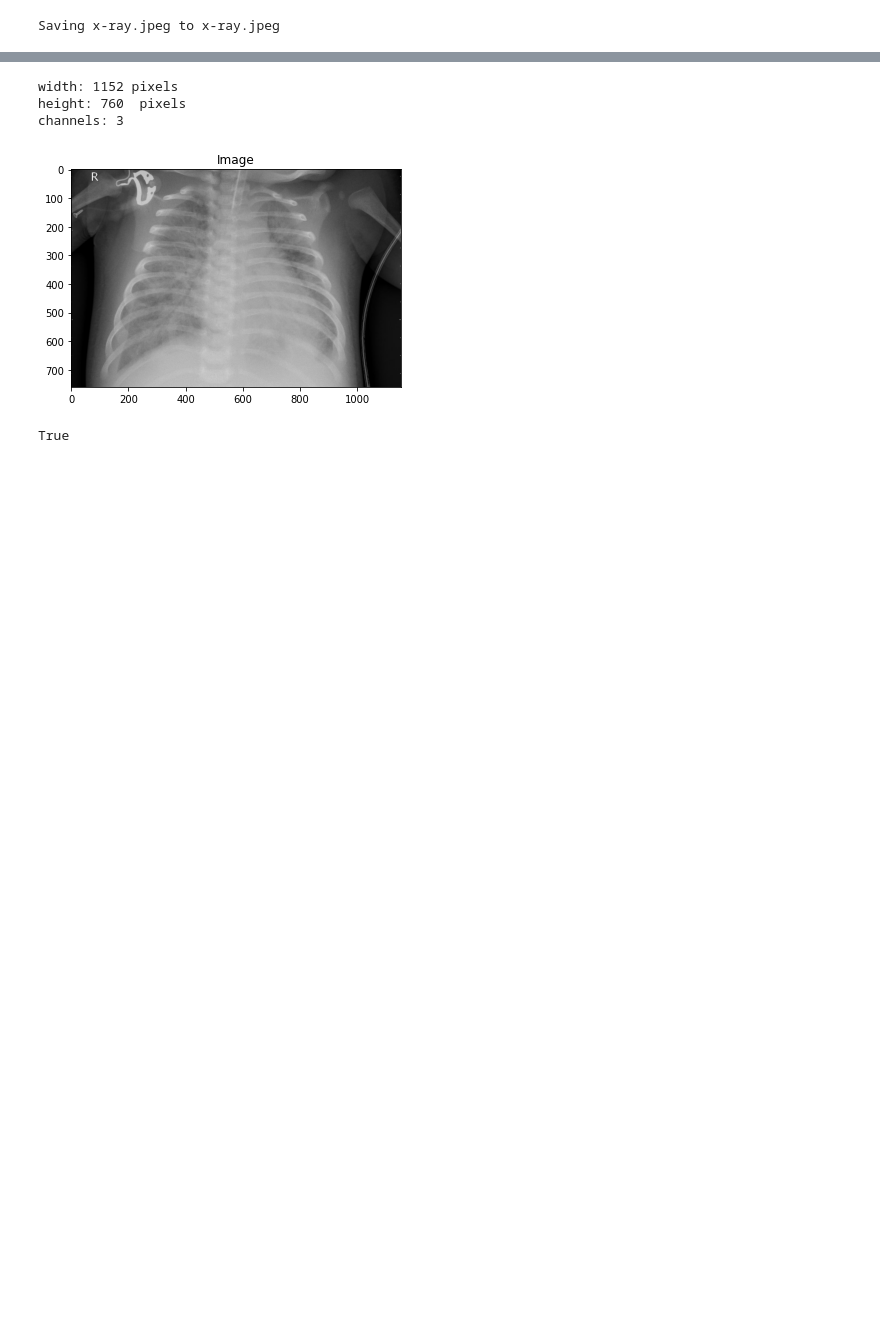
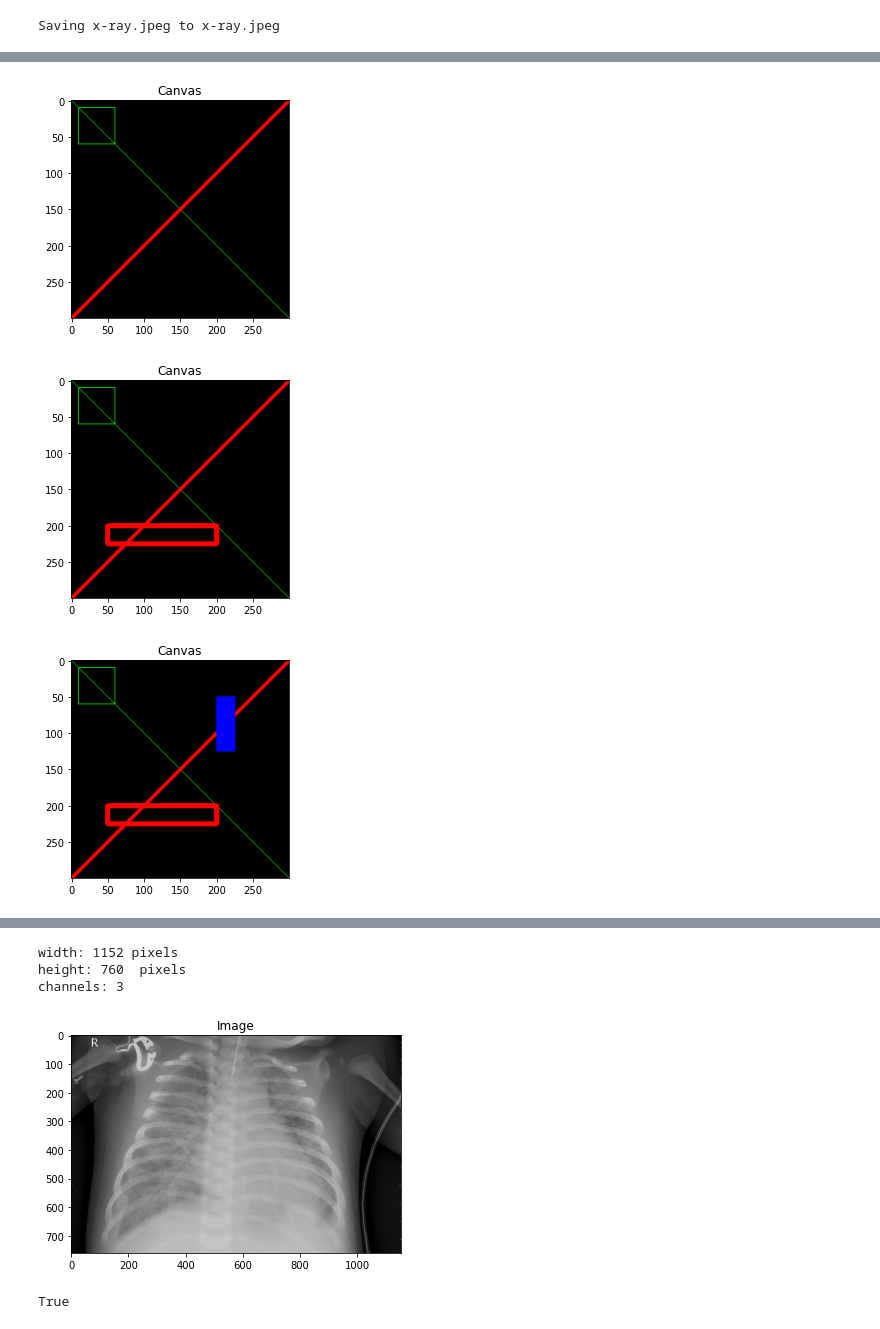
Before and after one commit to wpwwahyu/TKC_FinalProject, a Jupyter notebook: OpenCV.ipynb, the cells around one changed output, grey strips where cells are left out. Cells and saved outputs as stored; diff of their text form; code cells hidden in the pictures; blank space fills up the shorter version.

```diff
--- a/OpenCV.ipynb
+++ b/OpenCV.ipynb
@@ -80,0 +130,17 @@ plt_imshow("Darker", subtracted)
+# %%
+# draw a green 50x50 pixel square, starting at 10x10 and ending at 60x60
+cv2.rectangle(canvas, (10, 10), (60, 60), green)
+plt_imshow("Canvas", canvas)
+
+# draw another rectangle, this one red with 5 pixel thickness
+cv2.rectangle(canvas, (50, 200), (200, 225), red, 5)
+plt_imshow("Canvas", canvas)
+
+# draw a final rectangle (blue and filled in )
+blue = (255, 0, 0)
+cv2.rectangle(canvas, (200, 50), (225, 125), blue, -1)
+plt_imshow("Canvas", canvas)
+# %% [output]
+[figure, added]
+[figure, added]
+[figure, added]
```
Also changed, not shown: parts of 45 cells of this notebook.
